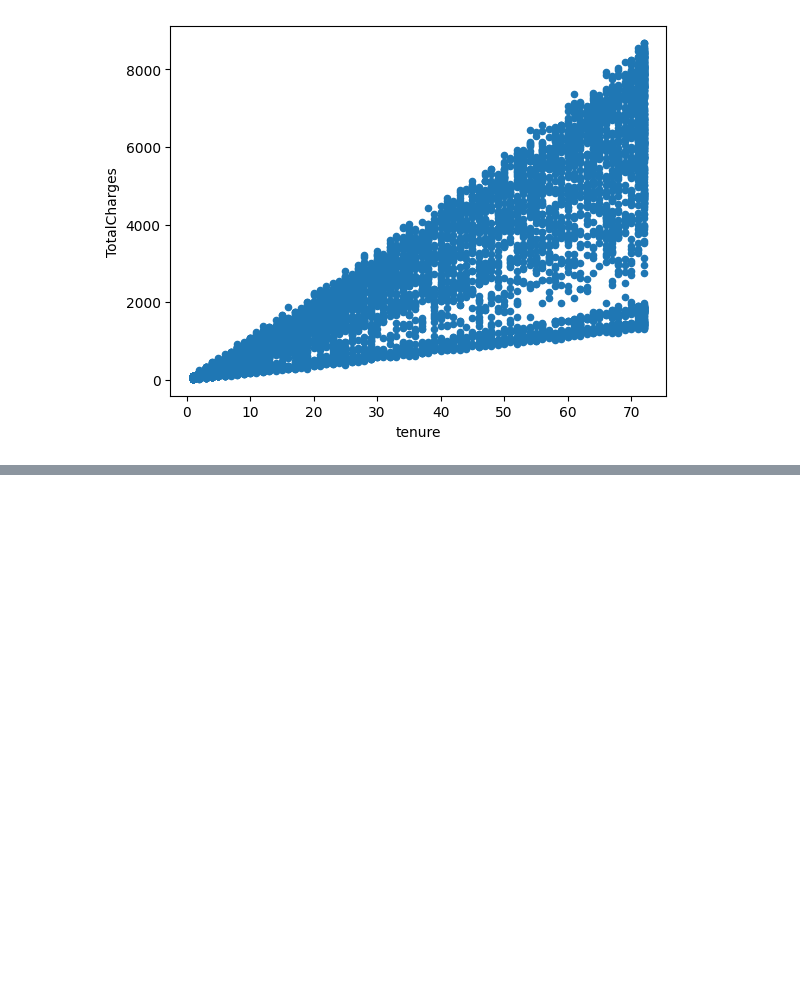
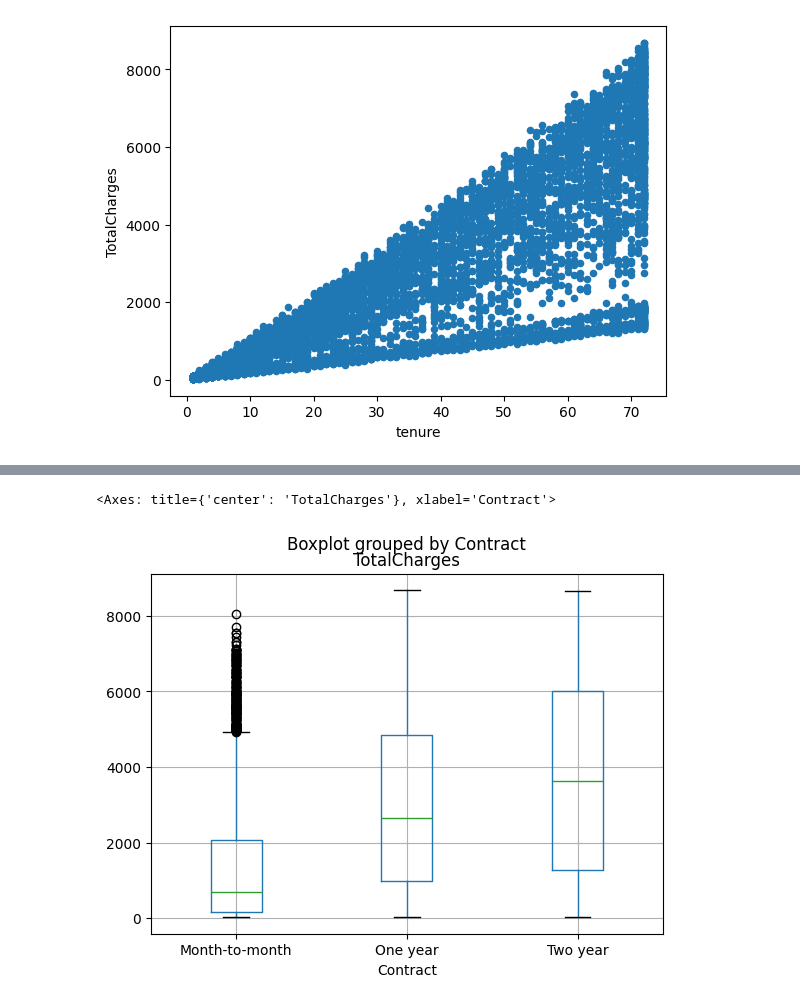
Before and after one commit to robertorj7/ia-develop-trilha-rs, a Jupyter notebook: m3_eda/eda_churn.ipynb, the cells around one changed output, grey strips where cells are left out. Saved outputs shown, nothing was run; the diff lists cells and outputs as text; code cells hidden in the pictures; blank space fills up the shorter version.

```diff
--- a/m3_eda/eda_churn.ipynb
+++ b/m3_eda/eda_churn.ipynb
@@ -879,0 +911,6 @@ df_churn.plot.scatter(x='tenure', y='TotalCharges')
+# %%
+# Box Plot agrupado por Contract
+df_churn.boxplot(column='TotalCharges', by='Contract')
+# %% [output]
+<Axes: title={'center': 'TotalCharges'}, xlabel='Contract'>
+[figure, added]
```
Also changed, not shown: parts of 11 cells of this notebook.
